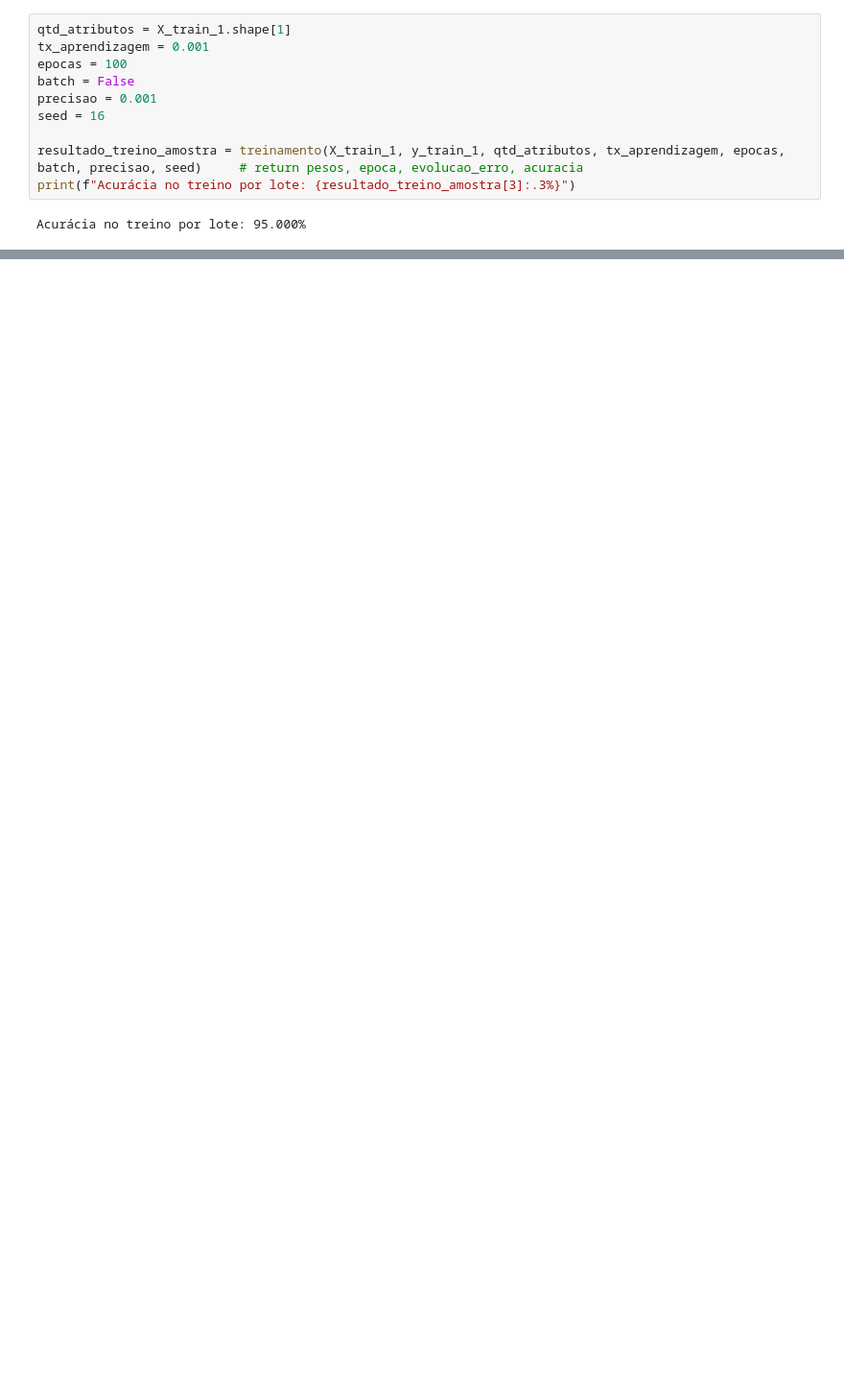
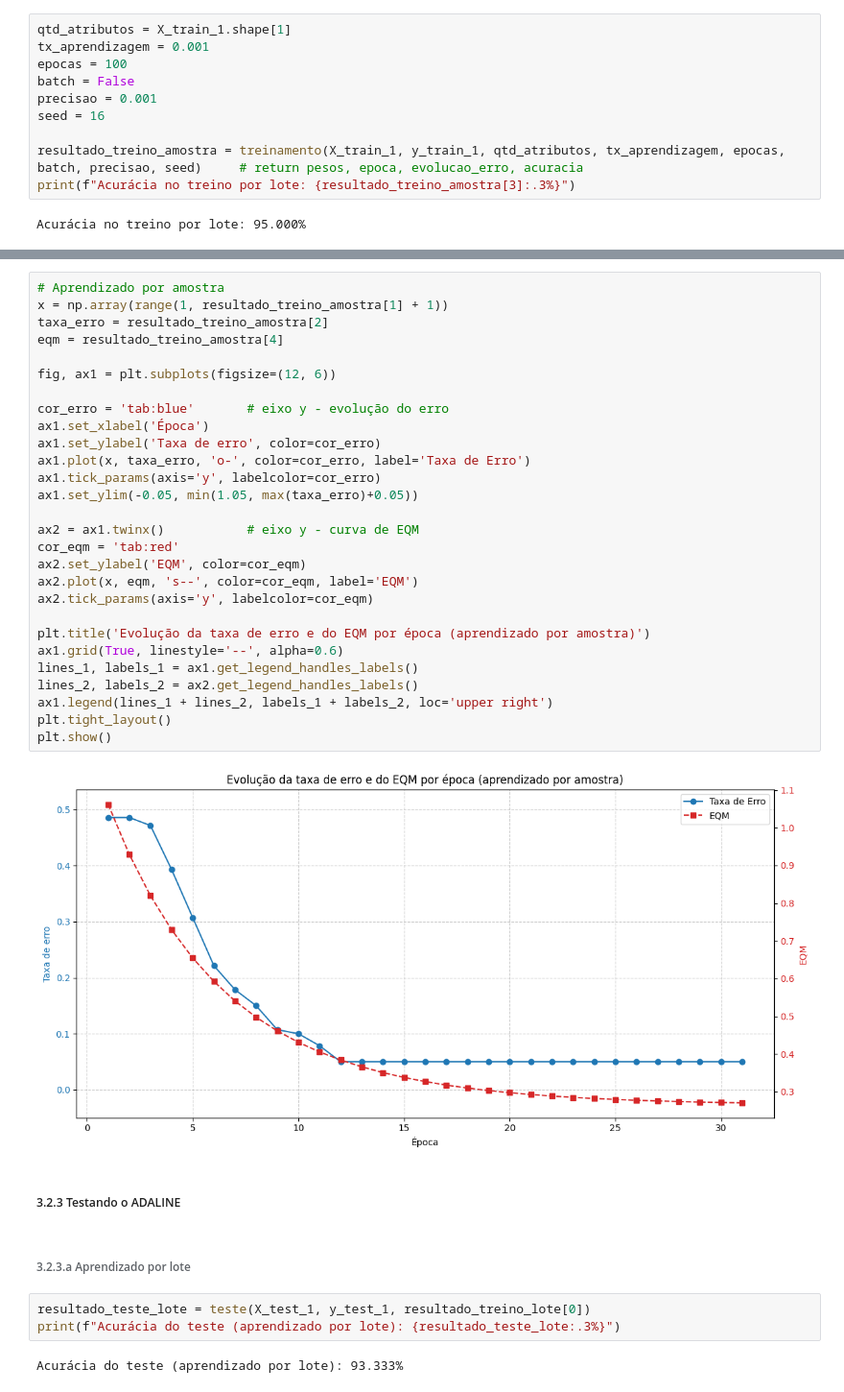
Before and after one commit to lucasanches/adaline, a Jupyter notebook: adaline.ipynb, the cells around one changed output, grey strips where cells are left out. Shown at 96% size. Drawn from its saved outputs; the diff is of its cells as text; blank space fills up the shorter version.

Commit message:
finalizada a implementação do adaline nos datasets 1 e 2

```diff
--- a/adaline.ipynb
+++ b/adaline.ipynb
@@ -301,0 +286,39 @@ Acurácia no teste por lote: 93.333%
+# %%
+# Aprendizado por amostra
+x = np.array(range(1, resultado_treino_amostra[1] + 1))
+taxa_erro = resultado_treino_amostra[2]
+eqm = resultado_treino_amostra[4]
+
+fig, ax1 = plt.subplots(figsize=(12, 6))
+
+cor_erro = 'tab:blue'       # eixo y - evolução do erro
+ax1.set_xlabel('Época')
+ax1.set_ylabel('Taxa de erro', color=cor_erro)
+ax1.plot(x, taxa_erro, 'o-', color=cor_erro, label='Taxa de Erro')
+ax1.tick_params(axis='y', labelcolor=cor_erro)
+ax1.set_ylim(-0.05, min(1.05, max(taxa_erro)+0.05))
+
+ax2 = ax1.twinx()           # eixo y - curva de EQM
+cor_eqm = 'tab:red'
+ax2.set_ylabel('EQM', color=cor_eqm)
+ax2.plot(x, eqm, 's--', color=cor_eqm, label='EQM')
+ax2.tick_params(axis='y', labelcolor=cor_eqm)
+
+plt.title('Evolução da taxa de erro e do EQM por época (aprendizado por amostra)')
+ax1.grid(True, linestyle='--', alpha=0.6)
+lines_1, labels_1 = ax1.get_legend_handles_labels()
+lines_2, labels_2 = ax2.get_legend_handles_labels()
+ax1.legend(lines_1 + lines_2, labels_1 + labels_2, loc='upper right')
+plt.tight_layout()
+plt.show()
+# %% [output]
+[figure, added]
+# %% [markdown]
+##### 3.2.3 Testando o ADALINE
+# %% [markdown]
+###### 3.2.3.a Aprendizado por lote
+# %%
+resultado_teste_lote = teste(X_test_1, y_test_1, resultado_treino_lote[0])
+print(f"Acurácia do teste (aprendizado por lote): {resultado_teste_lote:.3%}")
+# %% [output]
+Acurácia do teste (aprendizado por lote): 93.333%
```
Also changed, not shown: parts of 60 cells of this notebook.
